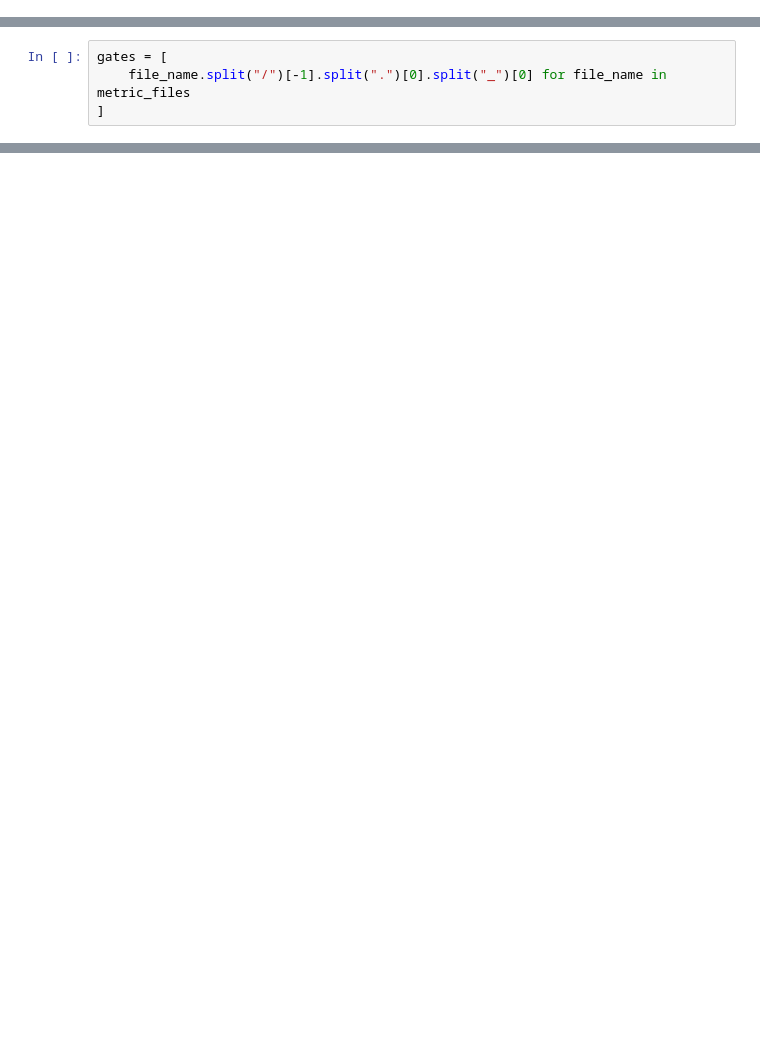
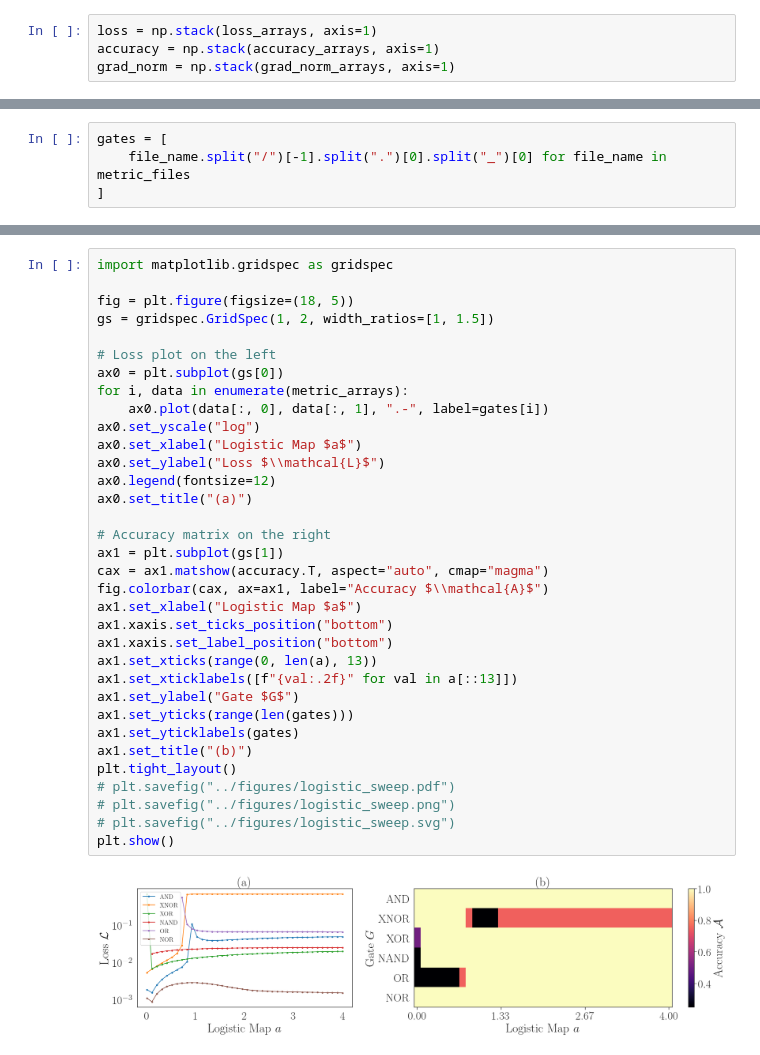
Before and after one commit to NonlinearArtificialIntelligenceLab/ChaoGateNN, a Jupyter notebook: nbs/sweep_plotter.ipynb, the cells around one changed output, grey strips where cells are left out. Drawn from its saved outputs; the diff is of its cells as text; blank space fills up the shorter version.

```diff
--- a/nbs/sweep_plotter.ipynb
+++ b/nbs/sweep_plotter.ipynb
@@ -12,0 +41,4 @@ metric_arrays = [np.loadtxt(f, delimiter=",") for f in metric_files]
+# %%
+loss = np.stack(loss_arrays, axis=1)
+accuracy = np.stack(accuracy_arrays, axis=1)
+grad_norm = np.stack(grad_norm_arrays, axis=1)
@@ -17,3 +69,39 @@ gates = [
+# %%
+import matplotlib.gridspec as gridspec
+
+fig = plt.figure(figsize=(18, 5))
+gs = gridspec.GridSpec(1, 2, width_ratios=[1, 1.5])
+
+# Loss plot on the left
+ax0 = plt.subplot(gs[0])
+for i, data in enumerate(metric_arrays):
+    ax0.plot(data[:, 0], data[:, 1], ".-", label=gates[i])
+ax0.set_yscale("log")
+ax0.set_xlabel("Logistic Map $a$")
+ax0.set_ylabel("Loss $\\mathcal{L}$")
+ax0.legend(fontsize=12)
+ax0.set_title("(a)")
+
+# Accuracy matrix on the right
+ax1 = plt.subplot(gs[1])
+cax = ax1.matshow(accuracy.T, aspect="auto", cmap="magma")
+fig.colorbar(cax, ax=ax1, label="Accuracy $\\mathcal{A}$")
+ax1.set_xlabel("Logistic Map $a$")
+ax1.xaxis.set_ticks_position("bottom")
+ax1.xaxis.set_label_position("bottom")
+ax1.set_xticks(range(0, len(a), 13))
+ax1.set_xticklabels([f"{val:.2f}" for val in a[::13]])
+ax1.set_ylabel("Gate $G$")
+ax1.set_yticks(range(len(gates)))
+ax1.set_yticklabels(gates)
+ax1.set_title("(b)")
+plt.tight_layout()
+# plt.savefig("../figures/logistic_sweep.pdf")
+# plt.savefig("../figures/logistic_sweep.png")
+# plt.savefig("../figures/logistic_sweep.svg")
+plt.show()
+# %% [output]
+[figure, added]
 # %%
 # Plot the data
 fig, ax = plt.subplots()
```
Also changed, not shown: parts of 13 cells of this notebook, 11 other files.
